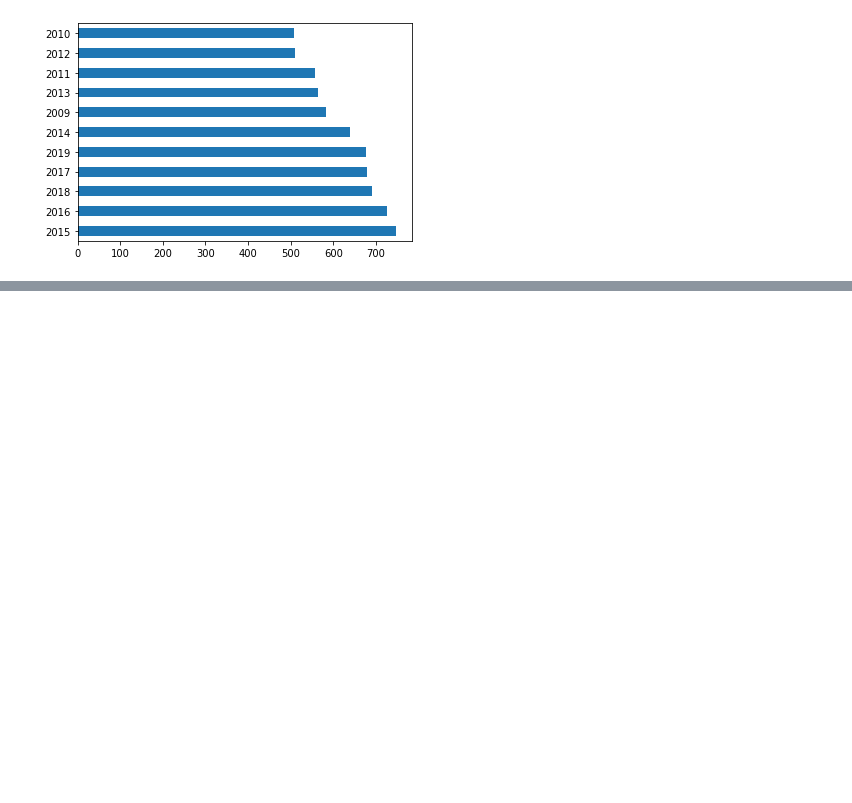
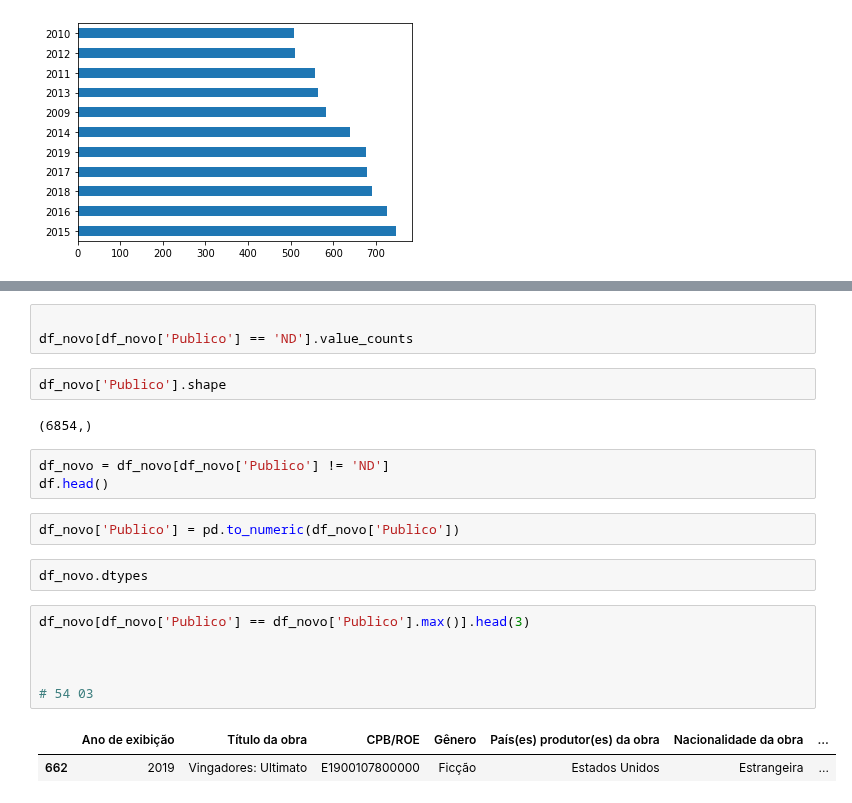
Before and after one commit to V1L3La/Learning-An-lise-de-Dados-em-Python, a Jupyter notebook: Filmes_no_Brasil_2009_2019_Análise_de_Dados_em_Python_Aula_01.ipynb, the cells around one changed output, grey strips where cells are left out. Drawn from its saved outputs; the diff is of its cells as text; blank space fills up the shorter version.

```diff
--- a/Filmes_no_Brasil_2009_2019_Análise_de_Dados_em_Python_Aula_01.ipynb
+++ b/Filmes_no_Brasil_2009_2019_Análise_de_Dados_em_Python_Aula_01.ipynb
@@ -203,0 +260,23 @@ KeyError: ignored
+# %%
+
+df_novo[df_novo['Publico'] == 'ND'].value_counts
+# %%
+df_novo['Publico'].shape
+# %% [output]
+(6854,)
+# %%
+df_novo = df_novo[df_novo['Publico'] != 'ND']
+df.head()
+# %%
+df_novo['Publico'] = pd.to_numeric(df_novo['Publico'])
+# %%
+df_novo.dtypes
+# %%
+df_novo[df_novo['Publico'] == df_novo['Publico'].max()].head(3)
+
+
+
+# 54 03
+# %% [output]
+|  | Ano de exibição | Título da obra | CPB/ROE | Gênero | País(es) produtor(es) da obra | Nacionalidade da obra | ... |
+| 662 | 2019 | Vingadores: Ultimato | E1900107800000 | Ficção | Estados Unidos | Estrangeira | ... |
```
Also changed, not shown: parts of 13 cells of this notebook.
